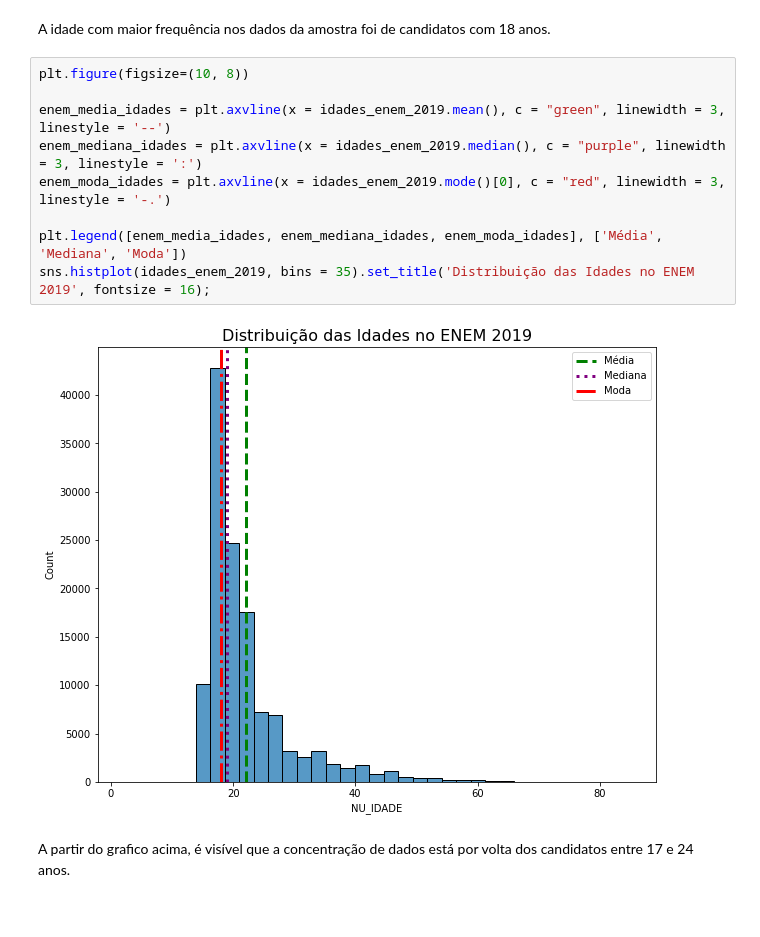
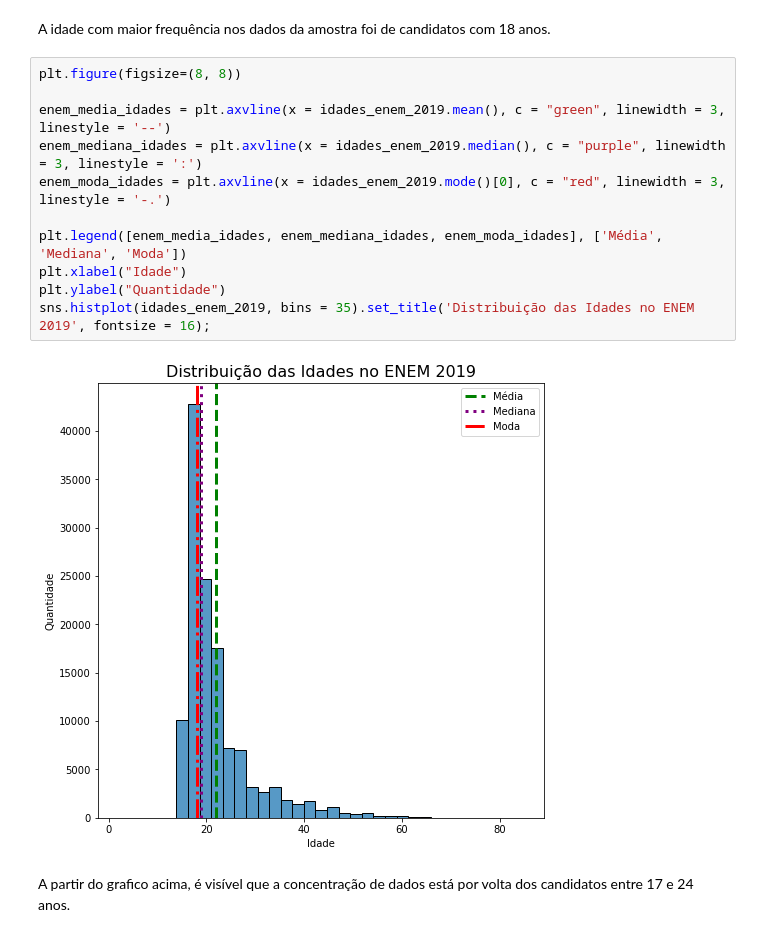
Before and after one commit to DaviReisVieira/Projeto-2-CDados, a Jupyter notebook: Análise Exploratória e Modelo.ipynb, the cells around one changed output. Cells and saved outputs as stored; diff of their text form.

```diff
--- a/Análise Exploratória e Modelo.ipynb
+++ b/Análise Exploratória e Modelo.ipynb
@@ -197,16 +206,18 @@ Name: NU_IDADE, Length: 69, dtype: float64
 # %% [markdown]
 A idade com maior frequência nos dados da amostra foi de candidatos com 18 anos.
 # %%
-plt.figure(figsize=(10, 8))
+plt.figure(figsize=(8, 8))
 
 enem_media_idades = plt.axvline(x = idades_enem_2019.mean(), c = "green", linewidth = 3, linestyle = '--')
 enem_mediana_idades = plt.axvline(x = idades_enem_2019.median(), c = "purple", linewidth = 3, linestyle = ':')
 enem_moda_idades = plt.axvline(x = idades_enem_2019.mode()[0], c = "red", linewidth = 3, linestyle = '-.')
 
 plt.legend([enem_media_idades, enem_mediana_idades, enem_moda_idades], ['Média', 'Mediana', 'Moda'])
+plt.xlabel("Idade")
+plt.ylabel("Quantidade")
 sns.histplot(idades_enem_2019, bins = 35).set_title('Distribuição das Idades no ENEM 2019', fontsize = 16);
 # %% [output]
-[figure, old version]
+[figure, new version]
 # %% [markdown]
 A partir do grafico acima, é visível que a concentração de dados está por volta dos candidatos entre 17 e 24 anos.
 # %%
```
Also changed, not shown: parts of 37 cells of this notebook, 3 other files.
